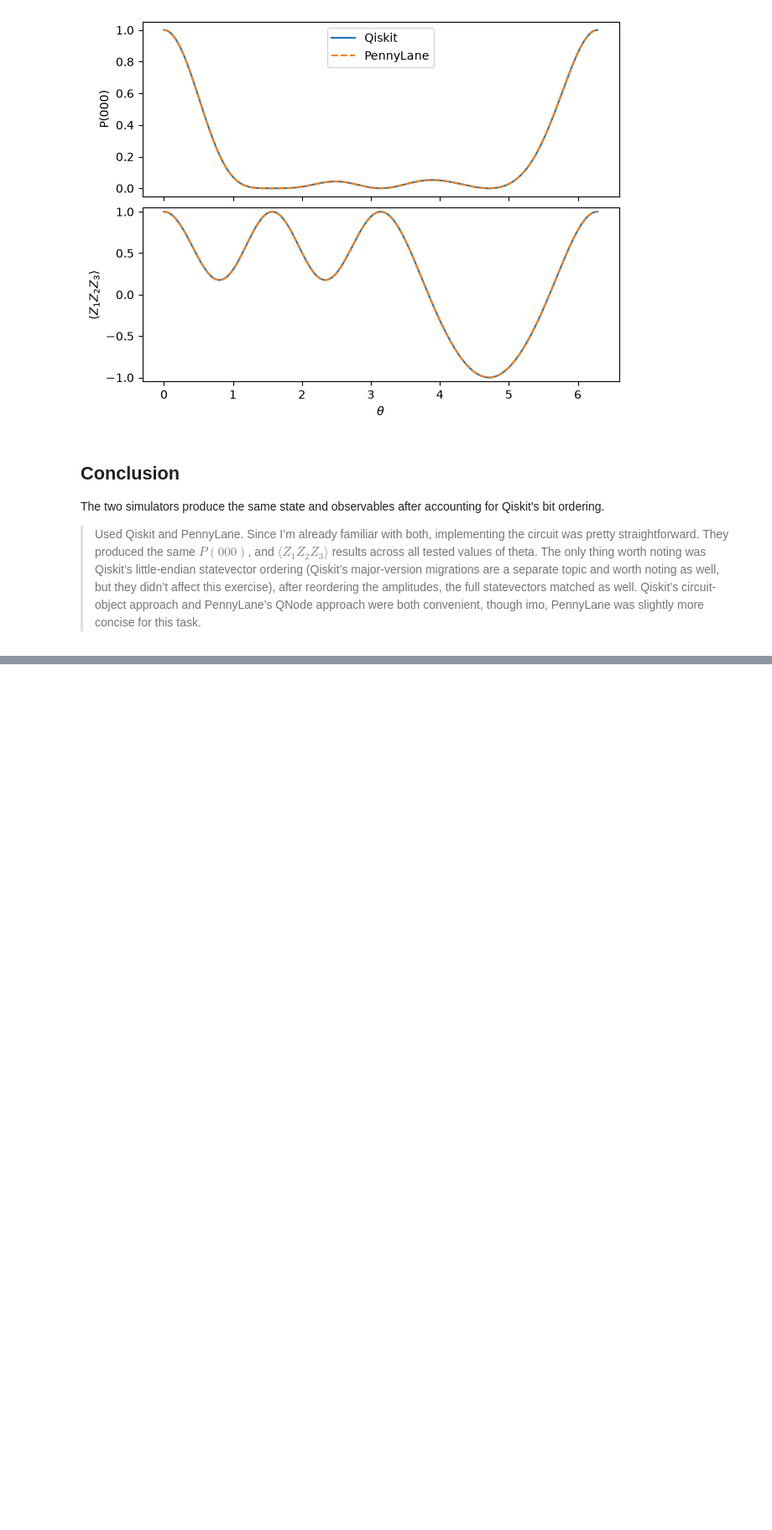
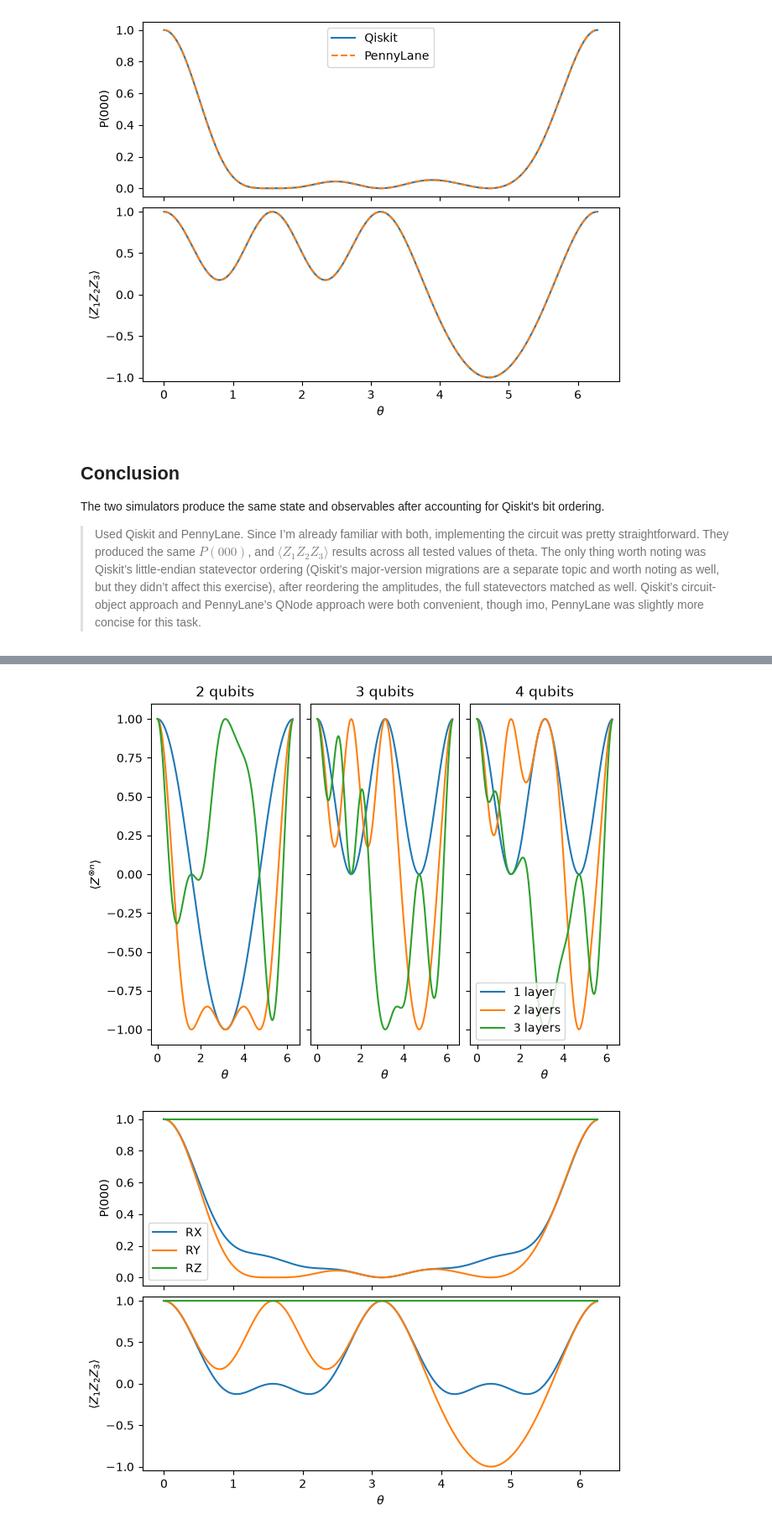
Before and after one commit to DanE4/SCIQIS-exercises, a Jupyter notebook: exercises/02-compare-circuit-simulators/compare-circuit-simulators.ipynb, the cells around one changed output, grey strips where cells are left out. Shown at 84% size. Cells and saved outputs as stored; diff of their text form; code cells hidden in the pictures; blank space fills up the shorter version.

```diff
--- a/exercises/02-compare-circuit-simulators/compare-circuit-simulators.ipynb
+++ b/exercises/02-compare-circuit-simulators/compare-circuit-simulators.ipynb
@@ -72,0 +107,14 @@ The two simulators produce the same state and observables after accounting for Q
+# %%
+qubits_layers, rotations = architecture_data()
+
+architecture_figure = plot_architectures(qubits_layers)
+architecture_figure.savefig("qubits_layers.png", dpi=150)
+display(architecture_figure)
+
+rotation_figure = plot_rotations(rotations)
+rotation_figure.savefig("rotation_gates.png", dpi=150)
+display(rotation_figure)
+plt.close("all")
+# %% [output]
+[figure, added]
+[figure, added]
```
Also changed, not shown: parts of 7 cells of this notebook, 4 other files.
